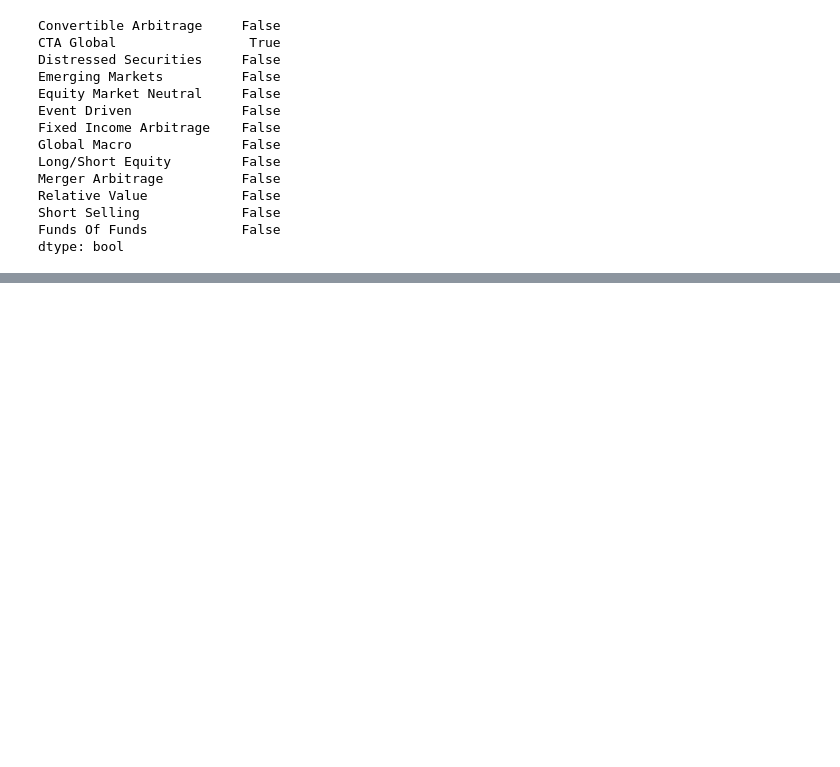
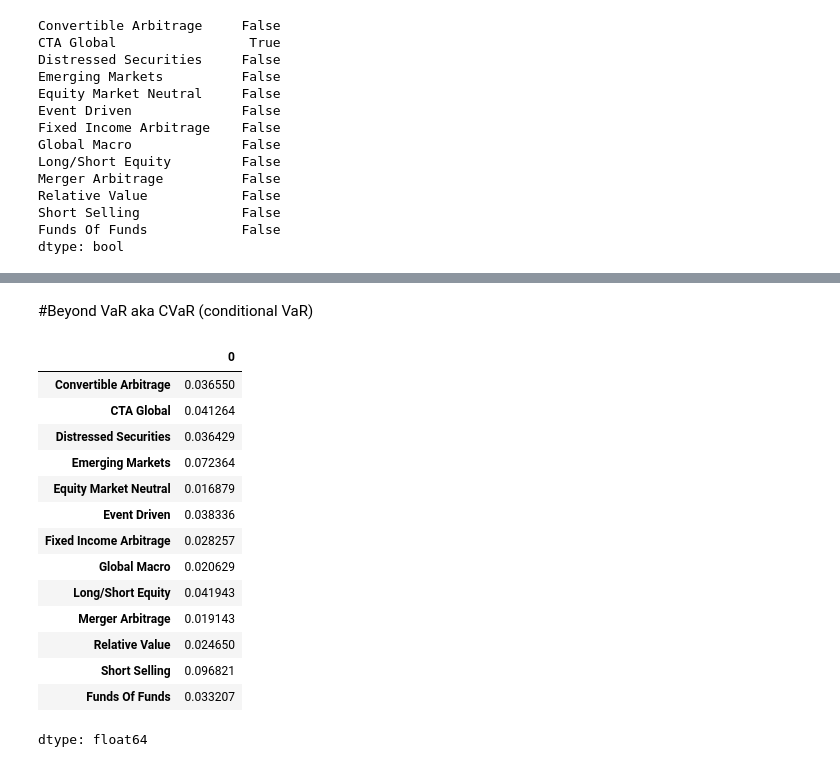
Before and after one commit to Terry4715/MVO-backtest, a Jupyter notebook: codeAlong.ipynb, the cells around one changed output, grey strips where cells are left out. Saved outputs shown, nothing was run; the diff lists cells and outputs as text; code cells hidden in the pictures; blank space fills up the shorter version.

```diff
--- a/codeAlong.ipynb
+++ b/codeAlong.ipynb
@@ -181,0 +262,21 @@ dtype: bool
+# %% [markdown]
+#Beyond VaR aka CVaR (conditional VaR)
+# %%
+# if worst 5% of possible cases happen, the average loss is this output, over the time period
+tk.cvar_historic(hfi)
+# %% [output]
+|  | 0 |
+| Convertible Arbitrage | 0.036550 |
+| CTA Global | 0.041264 |
+| Distressed Securities | 0.036429 |
+| Emerging Markets | 0.072364 |
+| Equity Market Neutral | 0.016879 |
+| Event Driven | 0.038336 |
+| Fixed Income Arbitrage | 0.028257 |
+| Global Macro | 0.020629 |
+| Long/Short Equity | 0.041943 |
+| Merger Arbitrage | 0.019143 |
+| Relative Value | 0.024650 |
+| Short Selling | 0.096821 |
+| Funds Of Funds | 0.033207 |
+dtype: float64
```
Also changed, not shown: parts of 9 cells of this notebook.
